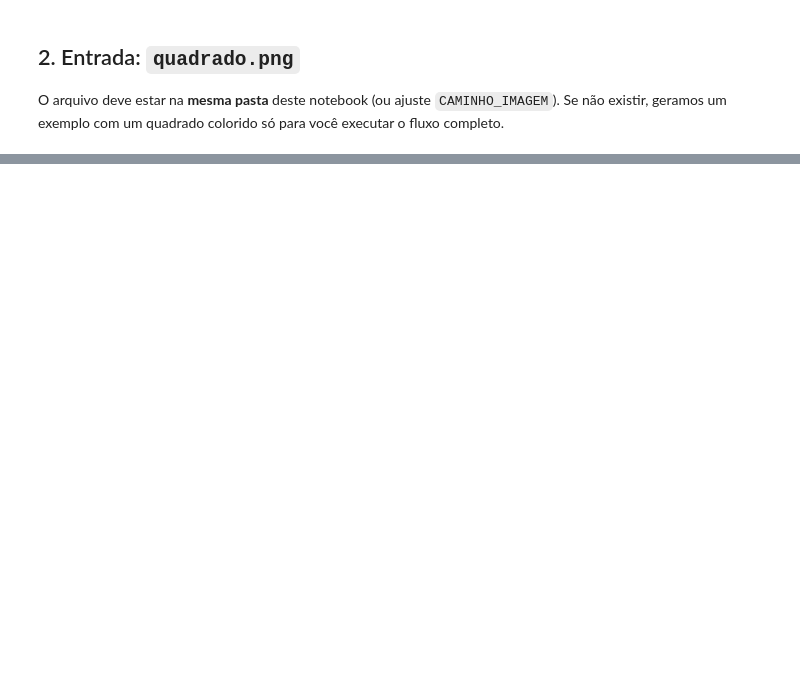
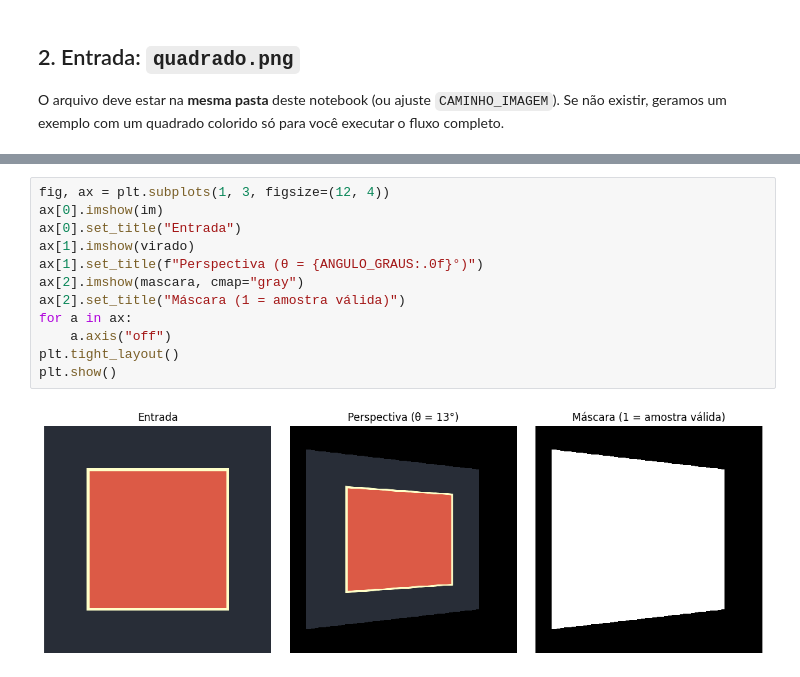
Before and after one commit to vinicius-cappatti/imagens-pseudo3D, a Jupyter notebook: efeito_profundidade_pseudo3d.ipynb, the cells around one changed output, grey strips where cells are left out. Saved outputs shown, nothing was run; the diff lists cells and outputs as text; blank space fills up the shorter version.

```diff
--- a/efeito_profundidade_pseudo3d.ipynb
+++ b/efeito_profundidade_pseudo3d.ipynb
@@ -171,0 +144,14 @@ Requer `pillow` já usado acima; o GIF quantiza cores — use a animação em HT
+# %%
+fig, ax = plt.subplots(1, 3, figsize=(12, 4))
+ax[0].imshow(im)
+ax[0].set_title("Entrada")
+ax[1].imshow(virado)
+ax[1].set_title(f"Perspectiva (θ = {ANGULO_GRAUS:.0f}°)")
+ax[2].imshow(mascara, cmap="gray")
+ax[2].set_title("Máscara (1 = amostra válida)")
+for a in ax:
+    a.axis("off")
+plt.tight_layout()
+plt.show()
+# %% [output]
+[figure, added]
```
Also changed, not shown: parts of 24 cells of this notebook, 2 other files.
